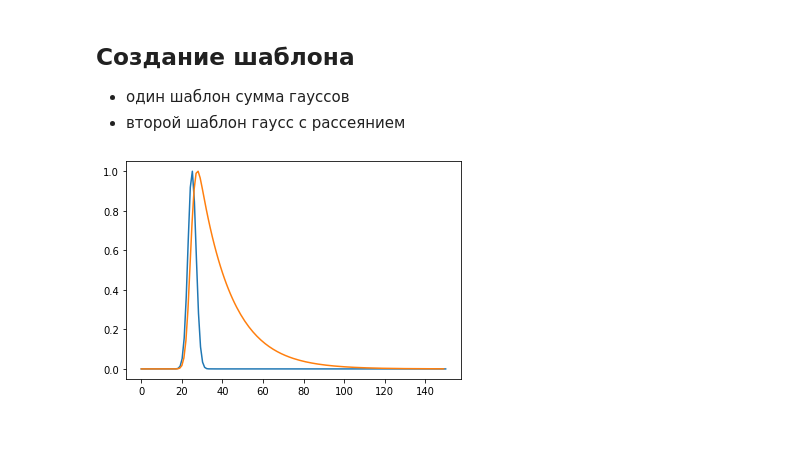
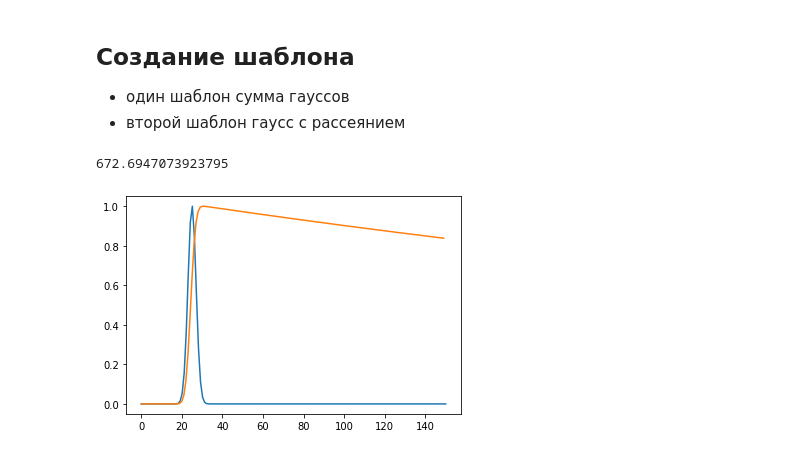
Before and after one commit to KazAndr/quasimodopuls, a Jupyter notebook: kaz_workfile.ipynb, the cells around one changed output. Saved outputs shown, nothing was run; the diff lists cells and outputs as text; code cells hidden in the pictures.

Commit message:
Update kaz_workfile.ipynb
Heaviside function and new pattern were added.

```diff
--- a/kaz_workfile.ipynb
+++ b/kaz_workfile.ipynb
@@ -53,7 +53,8 @@ plt.show()
 + один шаблон сумма гауссов
 + второй шаблон гаусс с рассеянием
 # %%
-T_SCATTERING = 15.85
+def get_ts(dm):
+    return 60*(dm/100)**2.2
 
 def screan(t, t_s):
     if t < 0:
@@ -64,16 +65,31 @@ def screan(t, t_s):
 def gauss(x,a,x0,sigma):
     return a*np.exp(-(x-x0)**2/(2*sigma**2))
 
-def my_pulse(x,a,x0,sigma, t_s):
+def heaviside(x, a):
+    if x < a:
+        return 0
+    else:
+        return 1
+
+def my_pulse(x,a,x0,sigma, t_s, size):
     gs = gauss(x, a, x0, sigma)
     scr = [screan(i, t_s) for i in x]
-    return np.convolve(scr, gs, 'full')[:150]
+    return np.convolve(scr, gs, 'full')[:size]
+
+def my_pulse_heavi(x,a, t_s, size):
+    gs = [heaviside(i, a) for i in x]
+    scr = [screan(i, t_s) for i in x]
+    return np.convolve(scr, gs, 'full')[:size]
+# %%
+get_ts(300)
+# %% [output]
+672.6947073923795
 # %%
 x = np.linspace(0, 150, 150)
 gs = gauss(x, 0.1, 25, 2)
-pattern = my_pulse(x, 0.1, 25, 2, T_SCATTERING)
+pattern = my_pulse(x, 0.1, 25, 2, get_ts(300), 150)
 plt.plot(x, gs/max(gs))
 plt.plot(pattern/max(pattern))
 plt.show()
 # %% [output]
-[figure, old version]
+[figure, new version]
```
Also changed, not shown: parts of 1 cell of this notebook.
